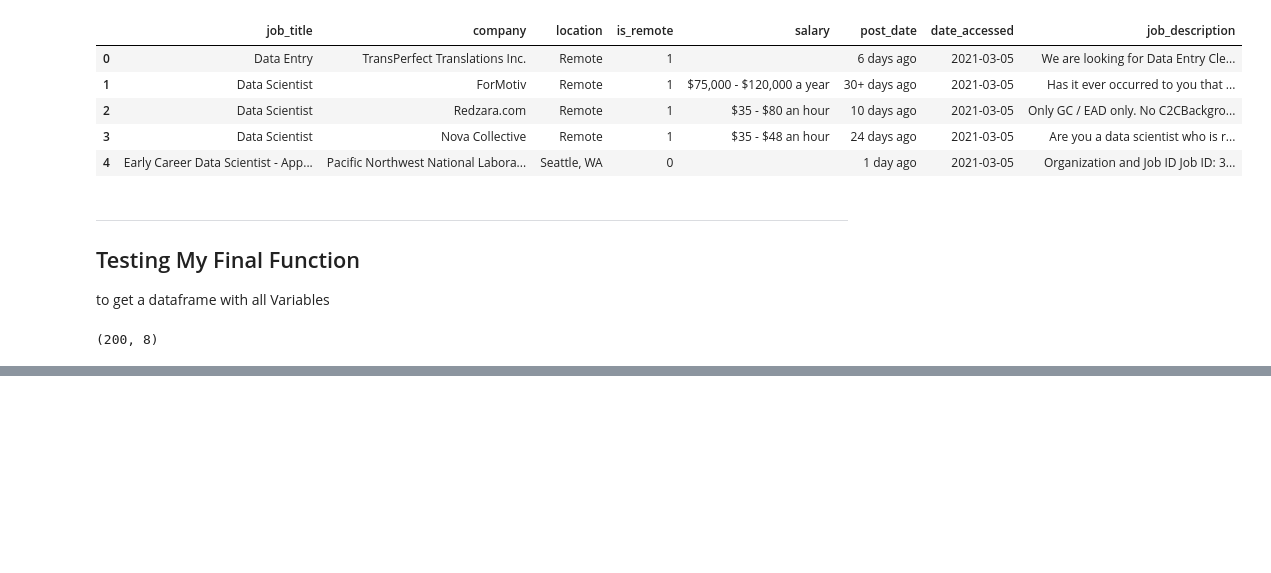
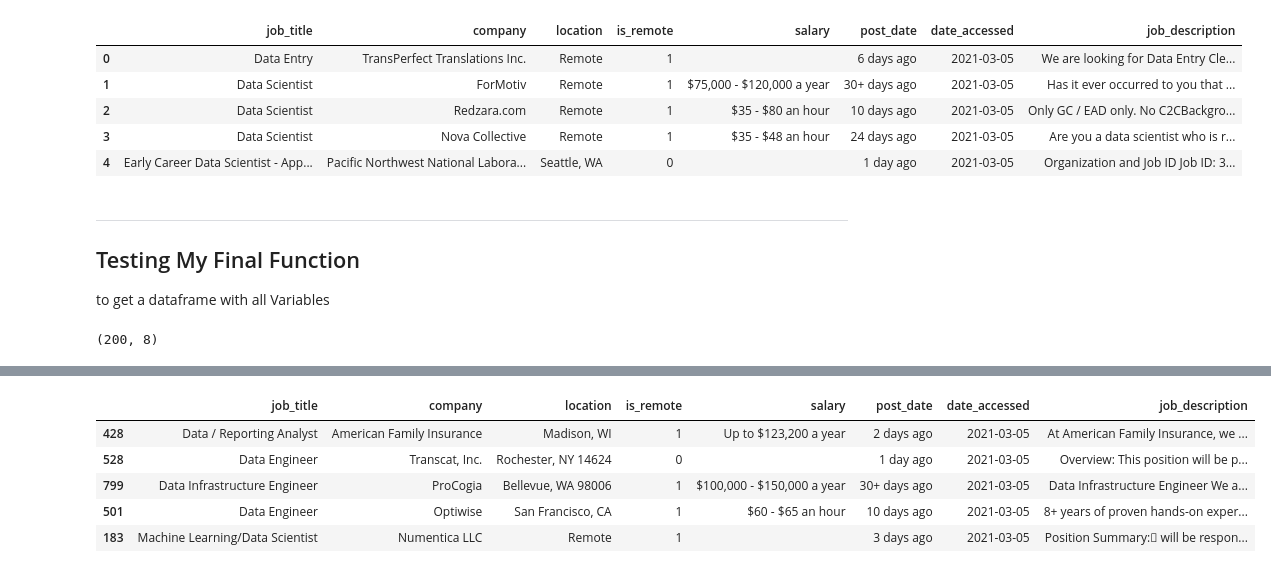
Before and after one commit to Brandon-Martinez27/data-job-resume-booster, a Jupyter notebook: acquire.ipynb, the cells around one changed output, grey strips where cells are left out. Saved outputs shown, nothing was run; the diff lists cells and outputs as text; code cells hidden in the pictures; blank space fills up the shorter version.

Commit message:
finished scrapper, acquire data 902 rows, 8 columns, started data prep and cleaning notebook

```diff
--- a/acquire.ipynb
+++ b/acquire.ipynb
@@ -292,0 +291,10 @@ say yo dog
+# %%
+df_final = pd.read_json('indeed-data-jobs-FINAL.json')
+df_final.sample(5)
+# %% [output]
+|  | job_title | company | location | is_remote | salary | post_date | date_accessed | job_description |
+| 428 | Data / Reporting Analyst | American Family Insurance | Madison, WI | 1 | Up to $123,200 a year | 2 days ago | 2021-03-05 | At American Family Insurance, we ... |
+| 528 | Data Engineer | Transcat, Inc. | Rochester, NY 14624 | 0 |  | 1 day ago | 2021-03-05 | Overview: This position will be p... |
+| 799 | Data Infrastructure Engineer | ProCogia | Bellevue, WA 98006 | 1 | $100,000 - $150,000 a year | 30+ days ago | 2021-03-05 | Data Infrastructure Engineer We a... |
+| 501 | Data Engineer | Optiwise | San Francisco, CA | 1 | $60 - $65 an hour | 10 days ago | 2021-03-05 | 8+ years of proven hands-on exper... |
+| 183 | Machine Learning/Data Scientist | Numentica LLC | Remote | 1 |  | 3 days ago | 2021-03-05 | Position Summary: will be respon... |
```
Also changed, not shown: parts of 15 cells of this notebook, 1 other file.
